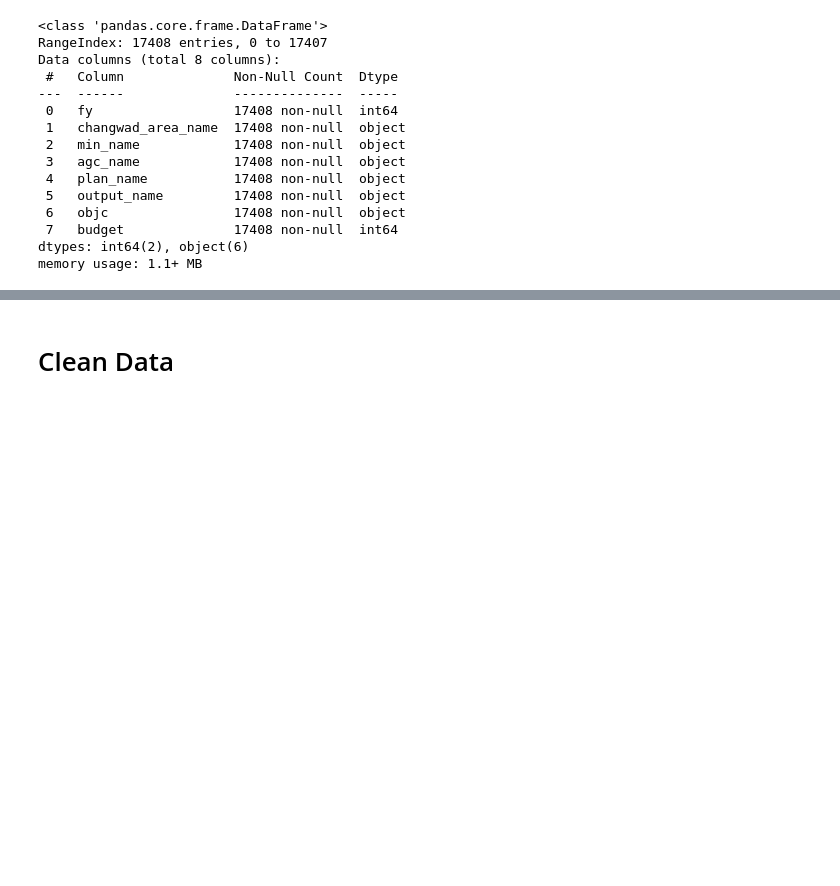
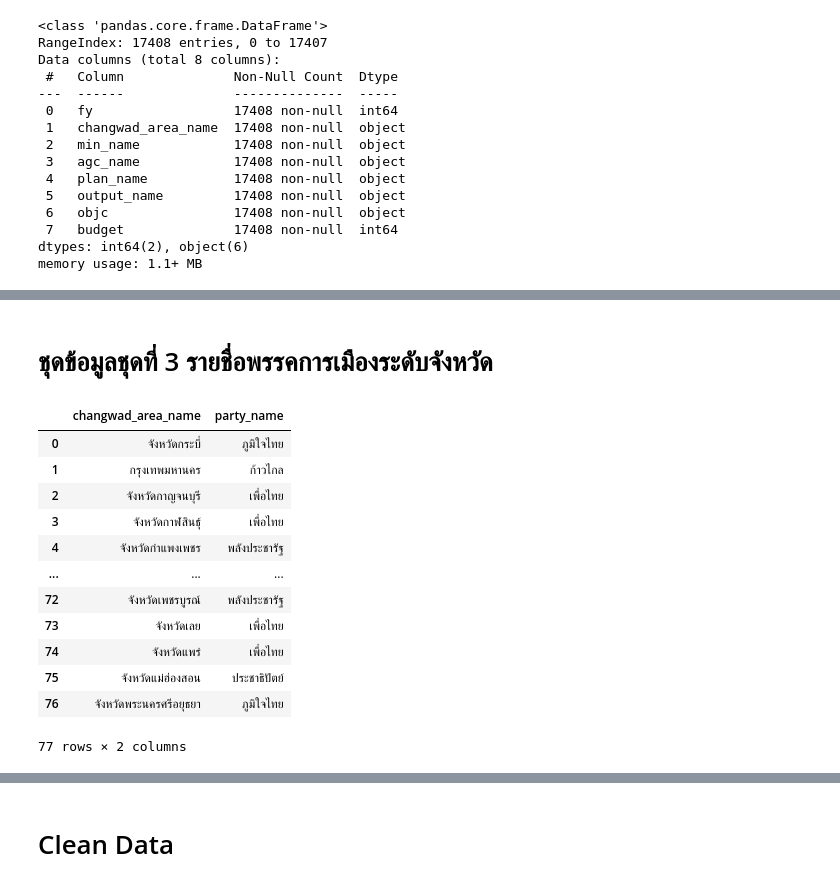
Before and after one commit to niradaa-art/project_BP_group8, a Jupyter notebook: Project_Colab_group8.ipynb, the cells around one changed output, grey strips where cells are left out. Drawn from its saved outputs; the diff is of its cells as text; code cells hidden in the pictures; blank space fills up the shorter version.

```diff
--- a/Project_Colab_group8.ipynb
+++ b/Project_Colab_group8.ipynb
@@ -82,0 +115,21 @@ df.head()
+# %% [markdown]
+# ชุดข้อมูลชุดที่ 3 รายชื่อพรรคการเมืองระดับจังหวัด
+# %%
+import pandas as pd
+
+party = pd.read_csv(f"{base_path}/partylist.csv")
+party
+# %% [output]
+|  | changwad_area_name | party_name |
+| 0 | จังหวัดกระบี่ | ภูมิใจไทย |
+| 1 | กรุงเทพมหานคร | ก้าวไกล |
+| 2 | จังหวัดกาญจนบุรี | เพื่อไทย |
+| 3 | จังหวัดกาฬสินธุ์ | เพื่อไทย |
+| 4 | จังหวัดกำแพงเพชร | พลังประชารัฐ |
+| ... | ... | ... |
+| 72 | จังหวัดเพชรบูรณ์ | พลังประชารัฐ |
+| 73 | จังหวัดเลย | เพื่อไทย |
+| 74 | จังหวัดแพร่ | เพื่อไทย |
+| 75 | จังหวัดแม่ฮ่องสอน | ประชาธิปัตย์ |
+| 76 | จังหวัดพระนครศรีอยุธยา | ภูมิใจไทย |
+77 rows × 2 columns
```
Also changed, not shown: parts of 21 cells of this notebook.
